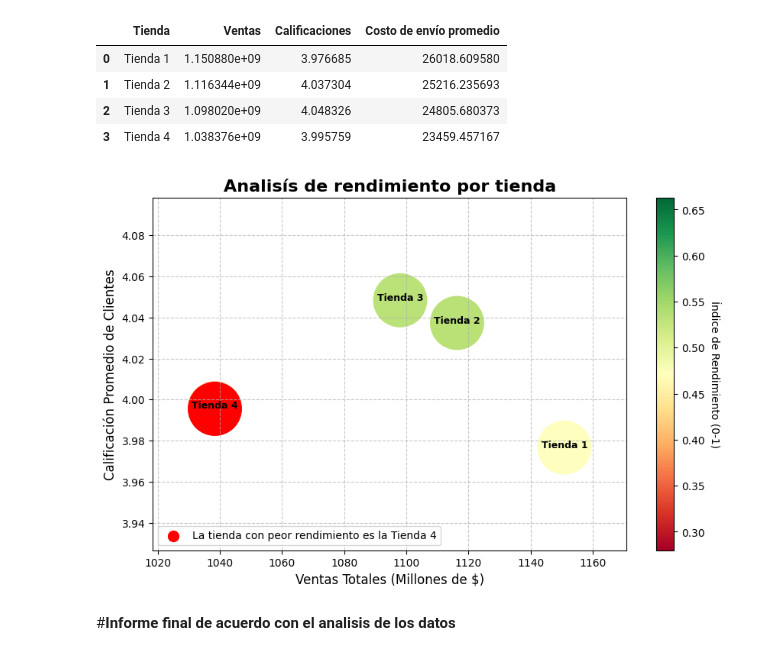
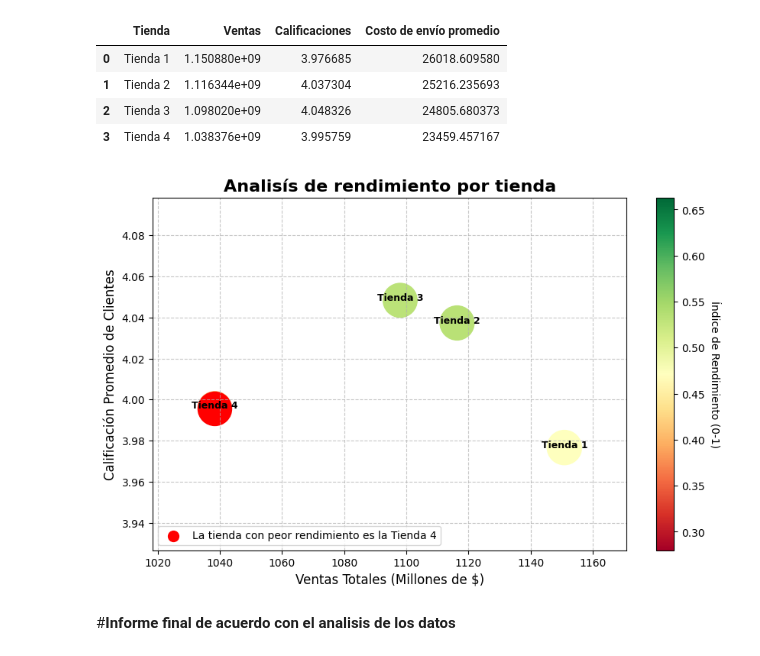
Before and after one commit to Erwin2Sibaja/alura_store_latam_desafio1, a Jupyter notebook: AluraStoreLatam.ipynb, the cells around one changed output. Drawn from its saved outputs; the diff is of its cells as text; code cells hidden in the pictures.

Commit message:
update grafico burbuja

```diff
--- a/AluraStoreLatam.ipynb
+++ b/AluraStoreLatam.ipynb
@@ -424,12 +424,14 @@ df_resultado['Índice de rendimiento'] = (
     df_resultado['Costo de envío promedio'] * 0.2
 )
 
+
 df_final = pd.concat([df_analisis, df_resultado['Índice de rendimiento']], axis=1)
 peor_tienda = df_final.sort_values('Índice de rendimiento', ascending=True).iloc[0]
 
 df_final['Ventas_Millones'] = df_final['Ventas'] / 1e6
 peor_tienda['Ventas_Millones'] = peor_tienda['Ventas'] / 1e6
-
+tamanos_burbuja = (df_final['Costo de envío promedio'] / df_final['Costo de envío promedio'].min()) * 500 + 500
+tamanio_peor_tienda = tamanos_burbuja[df_final['Tienda'] == peor_tienda['Tienda']].iloc[0]
 fig, ax = plt.subplots(figsize=(10, 6))
 colormap = plt.colormaps['RdYlGn']
 colores = colormap(df_final['Índice de rendimiento'])
@@ -437,14 +439,14 @@ colores = colormap(df_final['Índice de rendimiento'])
 scatter_plot = ax.scatter(
     df_final['Ventas_Millones'],
     df_final['Calificaciones'],
-    s=2500,
+    s=tamanos_burbuja,
     c=colores,
 )
 
 ax.scatter(
     peor_tienda['Ventas_Millones'],
     peor_tienda['Calificaciones'],
-    s=2500,
+    s=tamanio_peor_tienda,
     color='red',
 )
 
@@ -458,34 +460,34 @@ sugerencia_final = ax.scatter(
 
 for i, tienda in enumerate(df_final['Tienda']):
     ax.annotate(
         tienda,
         (df_final['Ventas_Millones'][i], df_final['Calificaciones'][i]),
         textcoords="offset points",
         xytext=(0, 0),
         ha='center',
         fontsize=9,
         fontweight='bold'
     )
 
 ax.set_title('Analisís de rendimiento por tienda', fontsize=16, fontweight='bold')
 ax.set_xlabel('Ventas Totales (Millones de $)', fontsize=12)
 ax.set_ylabel('Calificación Promedio de Clientes', fontsize=12)
 
 ax.set_xlim(df_final['Ventas_Millones'].min() - 20, df_final['Ventas_Millones'].max() + 20)
 ax.set_ylim(df_final['Calificaciones'].min() - 0.05, df_final['Calificaciones'].max() + 0.05)
 
 
 ax.grid(True, linestyle='--', alpha=0.7)
 ax.legend(loc="lower left", frameon=True)
 
 sm = ScalarMappable(cmap=colormap)
 sm.set_array(df_final['Índice de rendimiento'])
 cbar = plt.colorbar(sm, ax=ax)
 cbar.set_label('Índice de Rendimiento (0-1)', rotation=270, labelpad=15)
 
 plt.show()
 # %% [output]
-[figure, old version]
+[figure, new version]
 # %% [markdown]
 #**Informe final de acuerdo con el analisis de los datos**
 # %% [markdown]
```
